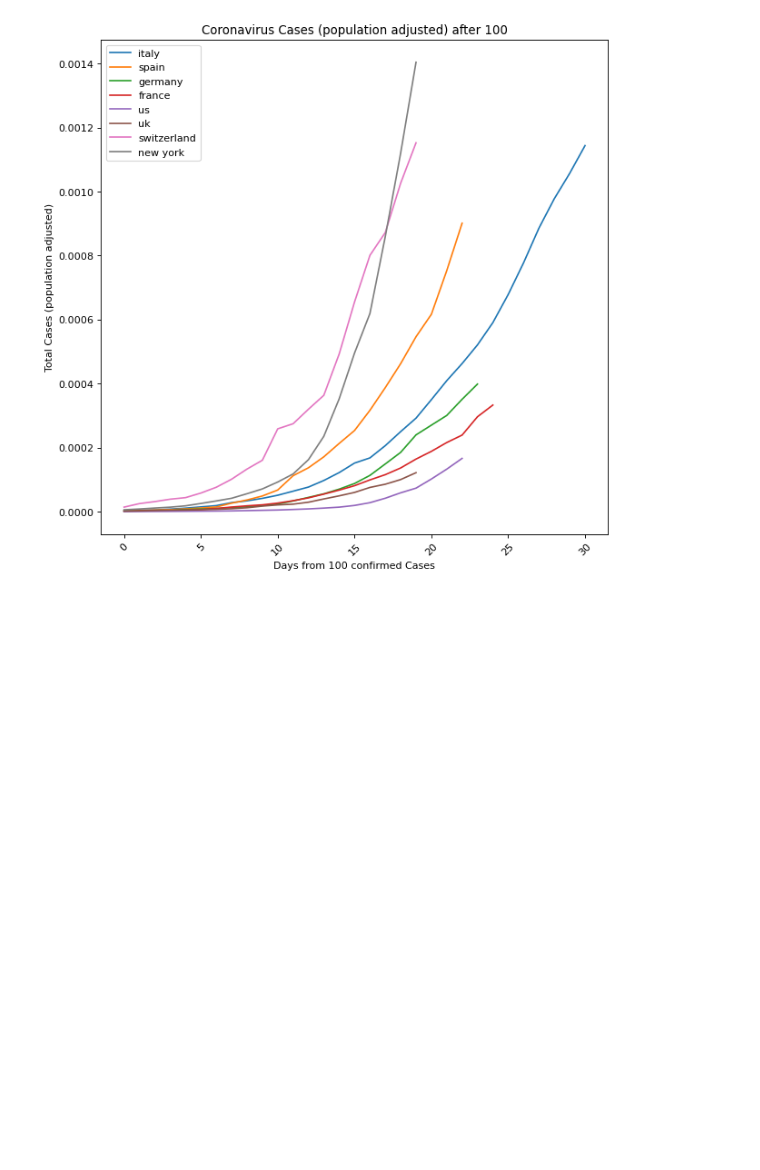
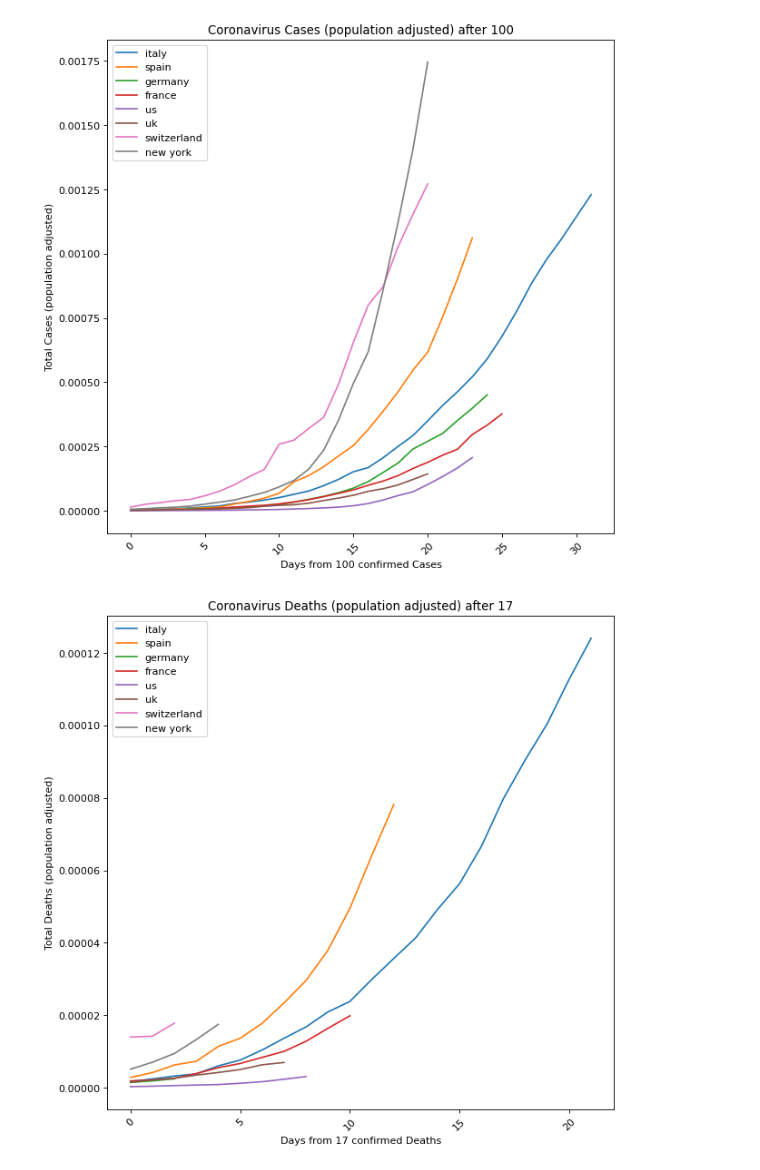
Before and after one commit to mementum/coronacharts, a Jupyter notebook: coronacharts.ipynb, the cells around one changed output. Saved outputs shown, nothing was run; the diff lists cells and outputs as text; code cells hidden in the pictures; blank space fills up the shorter version.

```diff
--- a/coronacharts.ipynb
+++ b/coronacharts.ipynb
@@ -1,9 +1,16 @@
 # %%
 from matplotlib import pyplot as plt
 # %%
-datakey, datalabel, datalimit = 'data', 'Cases', 100
-if False:
-    datakey, datalabel, datalimit = 'deaths', 'Deaths', 17
+dataproperties = {
+    'data': {
+        'label': 'Cases',
+        'limit': 100,
+    },
+    'deaths': {
+        'label': 'Deaths',
+        'limit': 17,
+    },
+}
 # %%
 south_korea_tests = 5832
 tests_million = {
@@ -32,6 +39,7 @@ if True:
     countries['new york'] = {}
     countries['new york']['population'] = 19540000
     countries['new york']['data'] = [x/2.0 for x in countries['us']['data']]
+    countries['new york']['deaths'] = [x/3.0 for x in countries['us']['deaths']]
 # %%
 figkwargs = dict(
     figsize=(9, 9),
@@ -98,20 +129,28 @@ plt.show()
 # %%
-fig = plt.figure(**figkwargs)
-for country, cproperties in countries.items():
-    population = cproperties['population']
-    data = cproperties[datakey]
-    data = [x for x in data if x >= 100]
-    data += [float('NaN')] * (len(categories) - len(data))
-    data = [x/population for x in data]
-    plt.plot(range(len(categories)), data, label=country)
+for datakey, datavalues in dataproperties.items():
+    datalabel = datavalues['label']
+    datalimit = datavalues['limit']
+
+    fig = plt.figure(**figkwargs)
+    for country, cproperties in countries.items():
+        population = cproperties['population']
+        try:
+            data = cproperties[datakey]
+        except KeyError:
+            continue
+        data = [x for x in data if x >= 100]
+        data += [float('NaN')] * (len(categories) - len(data))
+        data = [x/population for x in data]
+        plt.plot(range(len(categories)), data, label=country)
 
 
-plt.title('Coronavirus {} (population adjusted) after {}'.format(datalabel, datalimit))
-plt.ylabel('Total {} (population adjusted)'.format(datalabel))
-plt.xlabel('Days from {} confirmed {}'.format(datalimit, datalabel))
-plt.xticks(**xtickskwargs)
-plt.legend(**legendkwargs)
-plt.show()
+    plt.title('Coronavirus {} (population adjusted) after {}'.format(datalabel, datalimit))
+    plt.ylabel('Total {} (population adjusted)'.format(datalabel))
+    plt.xlabel('Days from {} confirmed {}'.format(datalimit, datalabel))
+    plt.xticks(**xtickskwargs)
+    plt.legend(**legendkwargs)
+    plt.show()
 # %% [output]
-[figure, old version]
+[figure, new version]
+[figure, added]
 # %%
```
Also changed, not shown: parts of 6 cells of this notebook, 1 other file.
